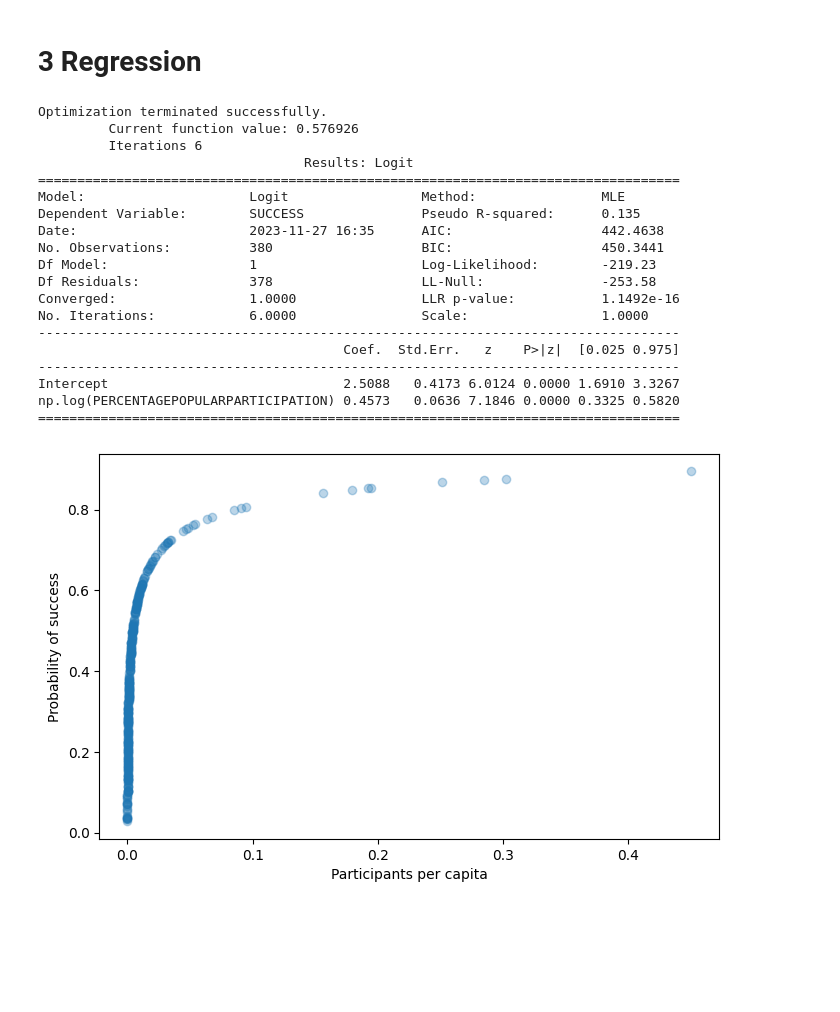
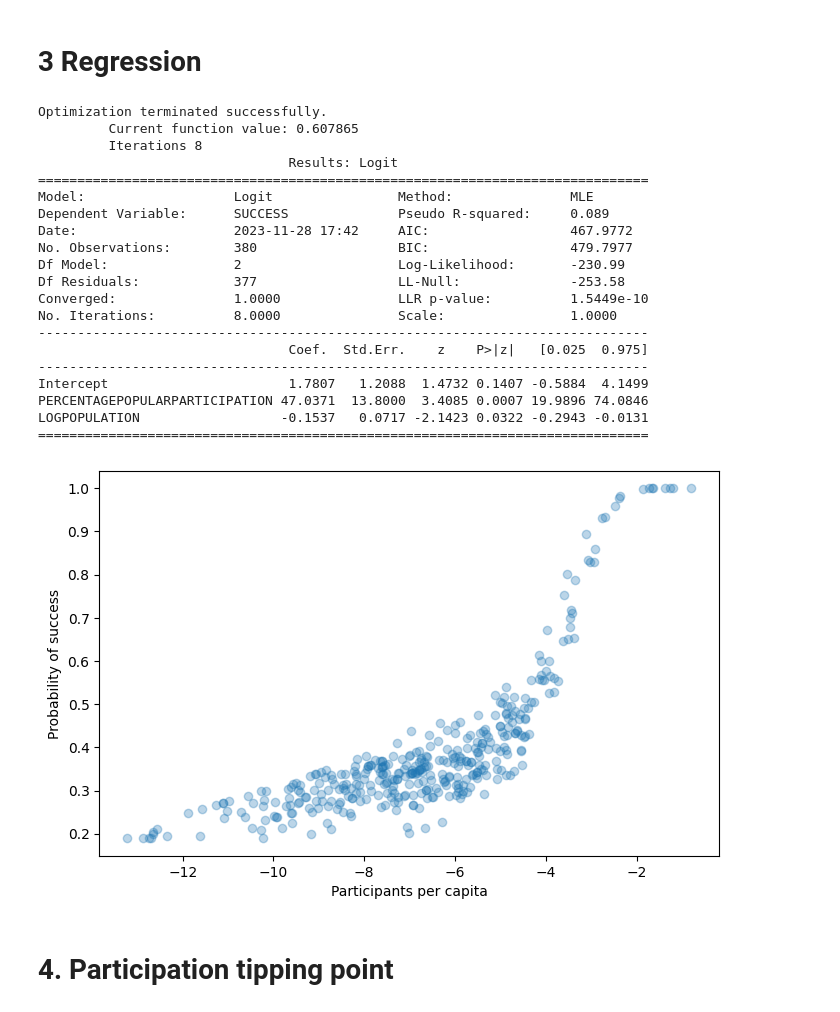
Before and after one commit to nickkatsios/civil-resistance-analysis, a Jupyter notebook: civil_resistance_analysis/analysis.ipynb, the cells around one changed output. Cells and saved outputs as stored; diff of their text form; code cells hidden in the pictures; blank space fills up the shorter version.

```diff
--- a/civil_resistance_analysis/analysis.ipynb
+++ b/civil_resistance_analysis/analysis.ipynb
@@ -39,12 +39,12 @@ post_2010_violent.shape
 # %%
 
 # Convert EYEAR to decades
-campaigns['Decade'] = (campaigns['EYEAR'] // 10) * 10
+campaigns['DECADE'] = (campaigns['EYEAR'] // 10) * 10
 
 # Group by decade and count the occurrences of violent and nonviolent campaigns
-counts = campaigns.groupby(['Decade'])[['VIOL', 'NONVIOL']].sum().reset_index()
+counts = campaigns.groupby(['DECADE'])[['VIOL', 'NONVIOL']].sum().reset_index()
 plt.figure(figsize=(8, 5))
-plt.stackplot(counts['Decade'], counts['VIOL'], counts['NONVIOL'], labels=['Violent', 'Nonviolent'],
+plt.stackplot(counts['DECADE'], counts['VIOL'], counts['NONVIOL'], labels=['Violent', 'Nonviolent'],
                colors=['slateblue', 'sandybrown'], linewidth=0.7, edgecolor='white')
 plt.xlabel('Decade')
 plt.ylabel('Campaigns')
@@ -53,7 +53,7 @@ plt.legend(loc='upper left')
 # adjust grid lines and set them behind plotted data
 plt.gca().set_axisbelow(True)
 # set x-axis limits to the min and max of the decade column
-plt.xlim(counts['Decade'].min(), counts['Decade'].max())
+plt.xlim(counts['DECADE'].min(), counts['DECADE'].max())
 plt.grid(True, alpha=0.6)
 plt.show()
 # %% [output]
@@ -209,9 +209,13 @@ Name: PERCENTAGEPOPULARPARTICIPATION, dtype: float64
 #  controlling for the location’s logged population the year the campaign ends.
 from statsmodels.formula.api import logit
 
-# population
+# filtering
+# drop campaigns with very low participation
+campaigns = campaigns[campaigns['PERCENTAGEPOPULARPARTICIPATION'] > 0.00000035]
+
+# Population calculation
 # PERCENTAGEPOPULARPARTICIPATION is participation/population
-# compute population from participation and percentage of population
+# so Population = PARTICIPATION / PERCENTAGEPOPULARPARTICIPATION
 campaigns['POPULATION'] = campaigns['PARTICIPATION'] / campaigns['PERCENTAGEPOPULARPARTICIPATION']
 
 # get data for regression
@@ -220,45 +224,48 @@ reg_data = campaigns[['SUCCESS', 'PARTICIPATION', 'PERCENTAGEPOPULARPARTICIPATIO
 # compute logged population
 reg_data['LOGPOPULATION'] = np.log(reg_data['POPULATION'])
 
-# logged participation
-
+# compute logged participation
+reg_data['LOGPARTICIPATION'] = np.log(reg_data['PARTICIPATION'])
 
 # logit model
-# model = logit("SUCCESS ~ PARTICIPATION + PERCENTAGEPOPULARPARTICIPATION", data=reg_data).fit()
-model = logit("SUCCESS ~ np.log(PERCENTAGEPOPULARPARTICIPATION)", data=reg_data).fit()
+model = logit("SUCCESS ~ PERCENTAGEPOPULARPARTICIPATION + LOGPOPULATION", data=reg_data).fit()
 print(model.summary2())
 # %% [output]
 Optimization terminated successfully.
-         Current function value: 0.576926
-         Iterations 6
-                                  Results: Logit
-==================================================================================
-Model:                     Logit                 Method:                MLE
-Dependent Variable:        SUCCESS               Pseudo R-squared:      0.135
-Date:                      2023-11-27 16:35      AIC:                   442.4638
-No. Observations:          380                   BIC:                   450.3441
-Df Model:                  1                     Log-Likelihood:        -219.23
-Df Residuals:              378                   LL-Null:               -253.58
-Converged:                 1.0000                LLR p-value:           1.1492e-16
-No. Iterations:            6.0000                Scale:                 1.0000
-----------------------------------------------------------------------------------
-                                       Coef.  Std.Err.   z    P>|z|  [0.025 0.975]
-----------------------------------------------------------------------------------
-Intercept                              2.5088   0.4173 6.0124 0.0000 1.6910 3.3267
-np.log(PERCENTAGEPOPULARPARTICIPATION) 0.4573   0.0636 7.1846 0.0000 0.3325 0.5820
-==================================================================================
+         Current function value: 0.607865
+         Iterations 8
+                                Results: Logit
+==============================================================================
+Model:                   Logit                Method:               MLE
+Dependent Variable:      SUCCESS              Pseudo R-squared:     0.089
+Date:                    2023-11-28 17:42     AIC:                  467.9772
+No. Observations:        380                  BIC:                  479.7977
+Df Model:                2                    Log-Likelihood:       -230.99
+Df Residuals:            377                  LL-Null:              -253.58
+Converged:               1.0000               LLR p-value:          1.5449e-10
+No. Iterations:          8.0000               Scale:                1.0000
+------------------------------------------------------------------------------
+                                Coef.  Std.Err.    z    P>|z|   [0.025  0.975]
+------------------------------------------------------------------------------
+Intercept                       1.7807   1.2088  1.4732 0.1407 -0.5884  4.1499
+PERCENTAGEPOPULARPARTICIPATION 47.0371  13.8000  3.4085 0.0007 19.9896 74.0846
+LOGPOPULATION                  -0.1537   0.0717 -2.1423 0.0322 -0.2943 -0.0131
+==============================================================================
 # %%
 # Having done that, create a scatter plot
 # showing the logged participants per capita, on the $x$ axis, and the probability of success, on the $y$ axis.
 
 # get predicted probabilities
-reg_data['PREDICTED_PROB'] = model.predict(reg_data)
+x_values = np.log(reg_data['PERCENTAGEPOPULARPARTICIPATION'])
+y_values = model.predict(reg_data)
 
 # plot
 plt.figure(figsize=(8, 5))
-plt.scatter(reg_data['PERCENTAGEPOPULARPARTICIPATION'], reg_data['PREDICTED_PROB'], alpha=0.3)
+plt.scatter(x_values, y_values, alpha=0.3)
 plt.xlabel('Participants per capita')
 plt.ylabel('Probability of success')
 plt.show()
 # %% [output]
-[figure, old version]
+[figure, new version]
+# %% [markdown]
+# 4. Participation tipping point
```
Also changed, not shown: parts of 5 cells of this notebook, 2 other files.
